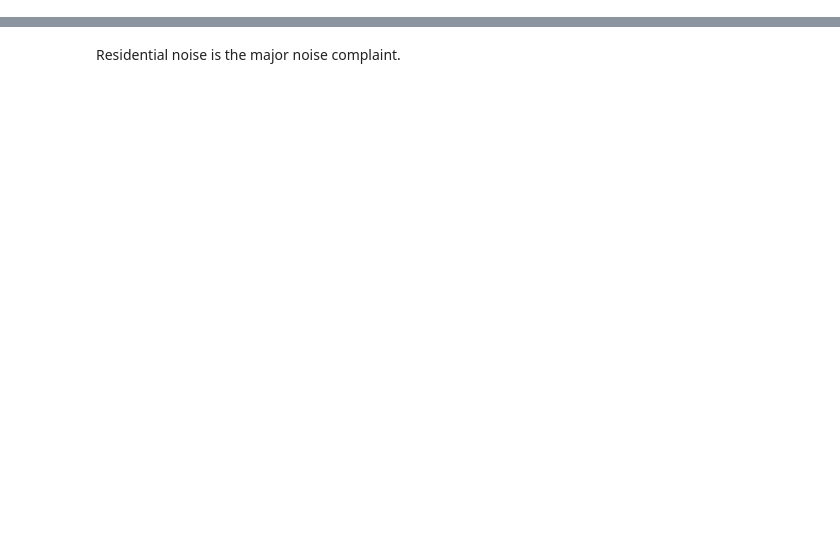
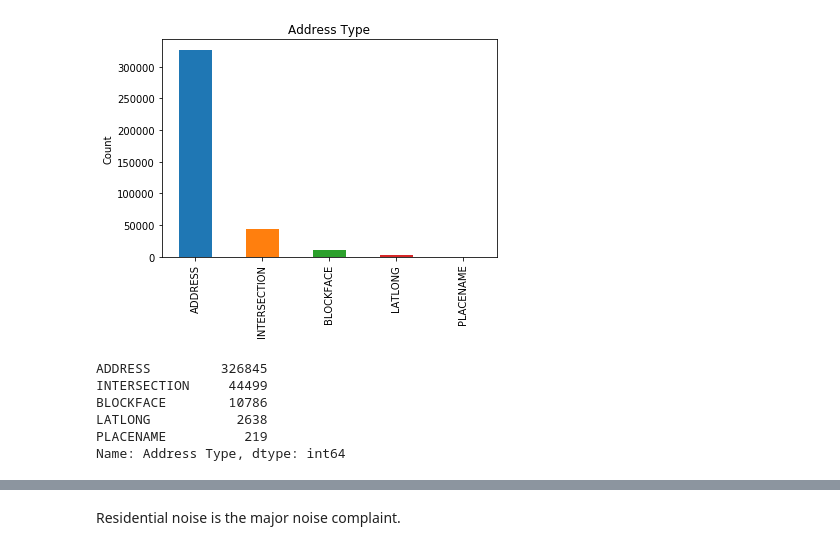
Before and after one commit to Rui1521/TripElf, a Jupyter notebook: noise/Noise.ipynb, the cells around one changed output, grey strips where cells are left out. Cells and saved outputs as stored; diff of their text form; code cells hidden in the pictures; blank space fills up the shorter version.

```diff
--- a/noise/Noise.ipynb
+++ b/noise/Noise.ipynb
@@ -71,0 +153,14 @@ df['Complaint Type'].unique()
+# %%
+df['Address Type'].value_counts().plot.bar()
+plt.ylabel('Count')
+plt.title('Address Type')
+plt.show()
+df['Address Type'].value_counts()
+# %% [output]
+[figure, added]
+ADDRESS         326845
+INTERSECTION     44499
+BLOCKFACE        10786
+LATLONG           2638
+PLACENAME          219
+Name: Address Type, dtype: int64
```
Also changed, not shown: parts of 38 cells of this notebook.
